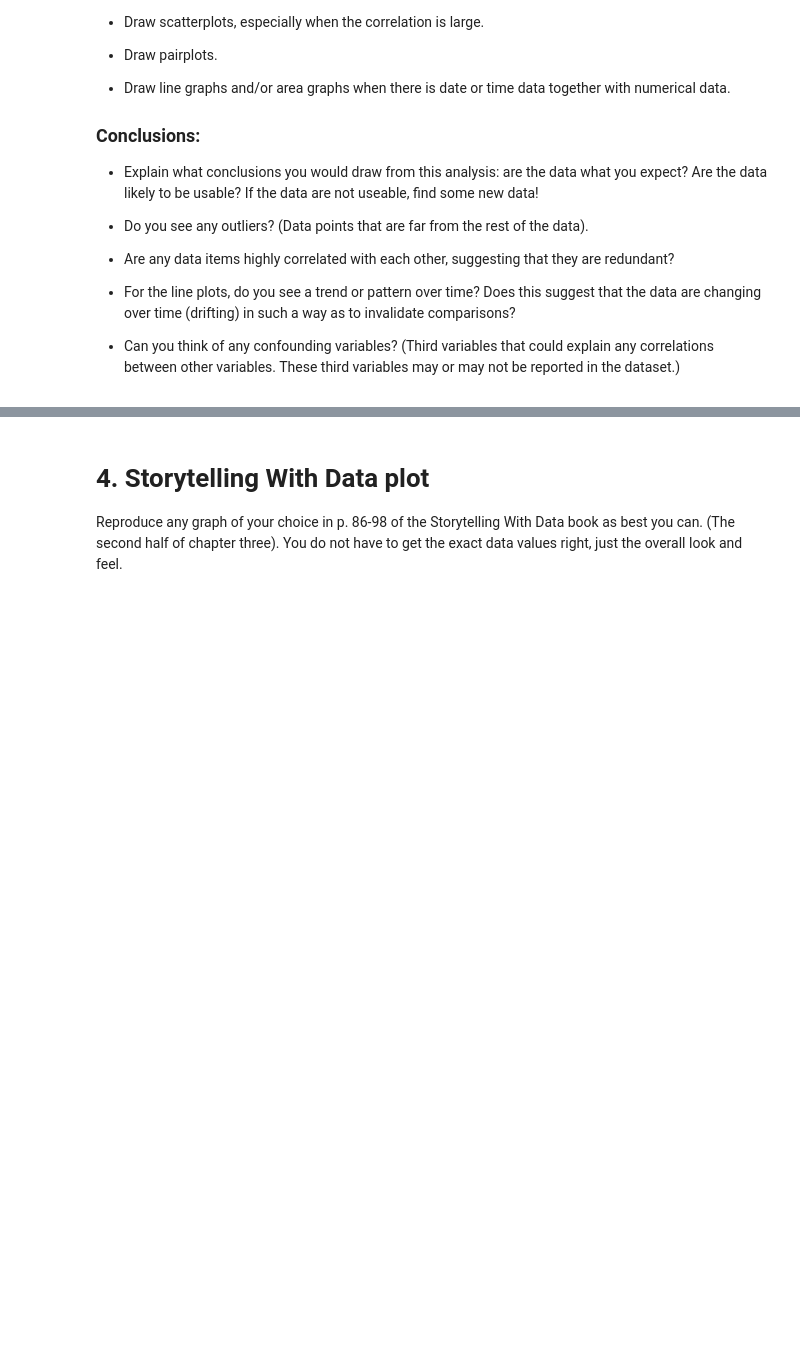
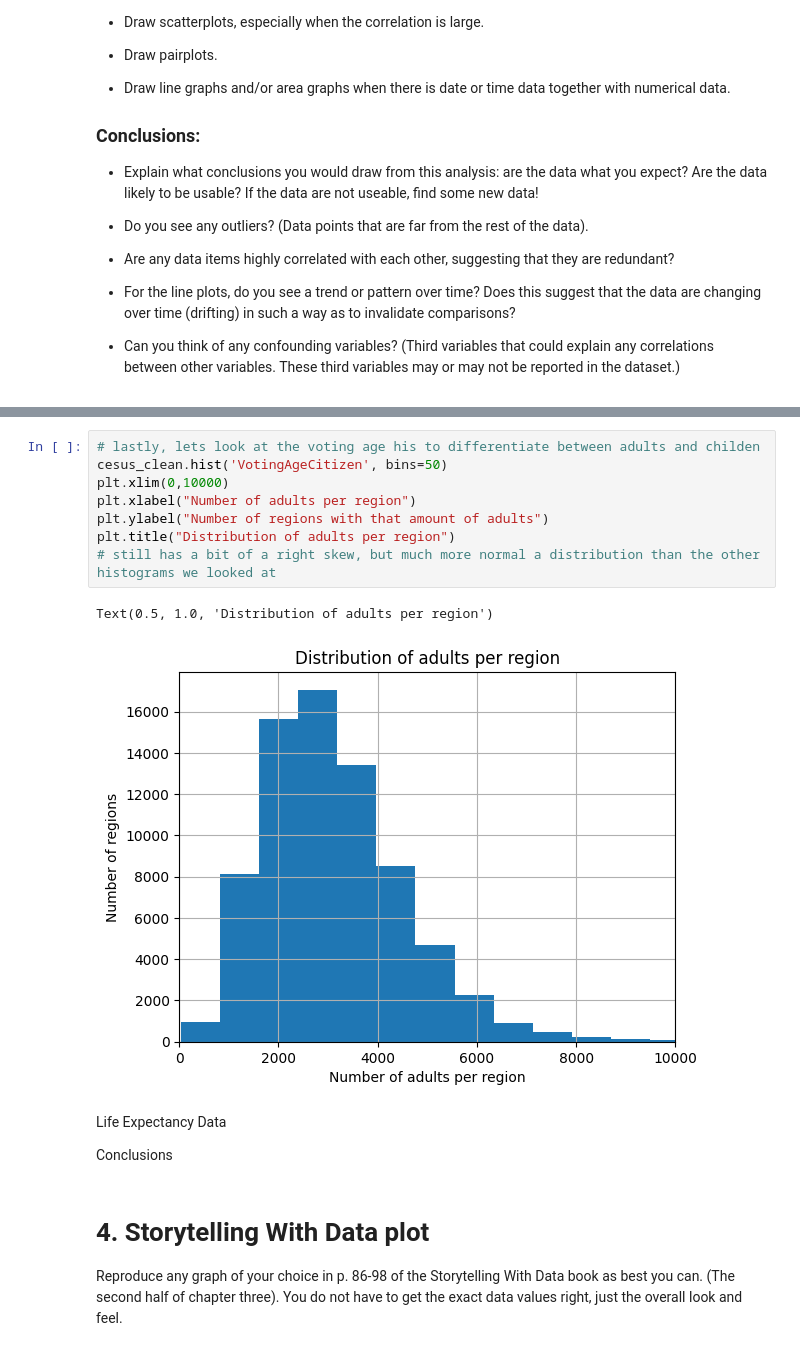
Before and after one commit to beckaa-l/OMDS-ModB2-Week6-Lee-Becka, a Jupyter notebook: Week6.ipynb, the cells around one changed output, grey strips where cells are left out. Drawn from its saved outputs; the diff is of its cells as text; blank space fills up the shorter version.

```diff
--- a/Week6.ipynb
+++ b/Week6.ipynb
@@ -78,3 +253,18 @@ This week, you will do the same types of exercises as last week, but you should
+# %%
+# lastly, lets look at the voting age his to differentiate between adults and childen
+cesus_clean.hist('VotingAgeCitizen', bins=50)
+plt.xlim(0,10000)
+plt.xlabel("Number of adults per region")
+plt.ylabel("Number of regions with that amount of adults")
+plt.title("Distribution of adults per region")
+# still has a bit of a right skew, but much more normal a distribution than the other histograms we looked at
+# %% [output]
+Text(0.5, 1.0, 'Distribution of adults per region')
+[figure, added]
+# %% [markdown]
+Life Expectancy Data
+
+Conclusions
 # %% [markdown]
 # 4. Storytelling With Data plot
 
```
Also changed, not shown: parts of 13 cells of this notebook, 2 other files.
